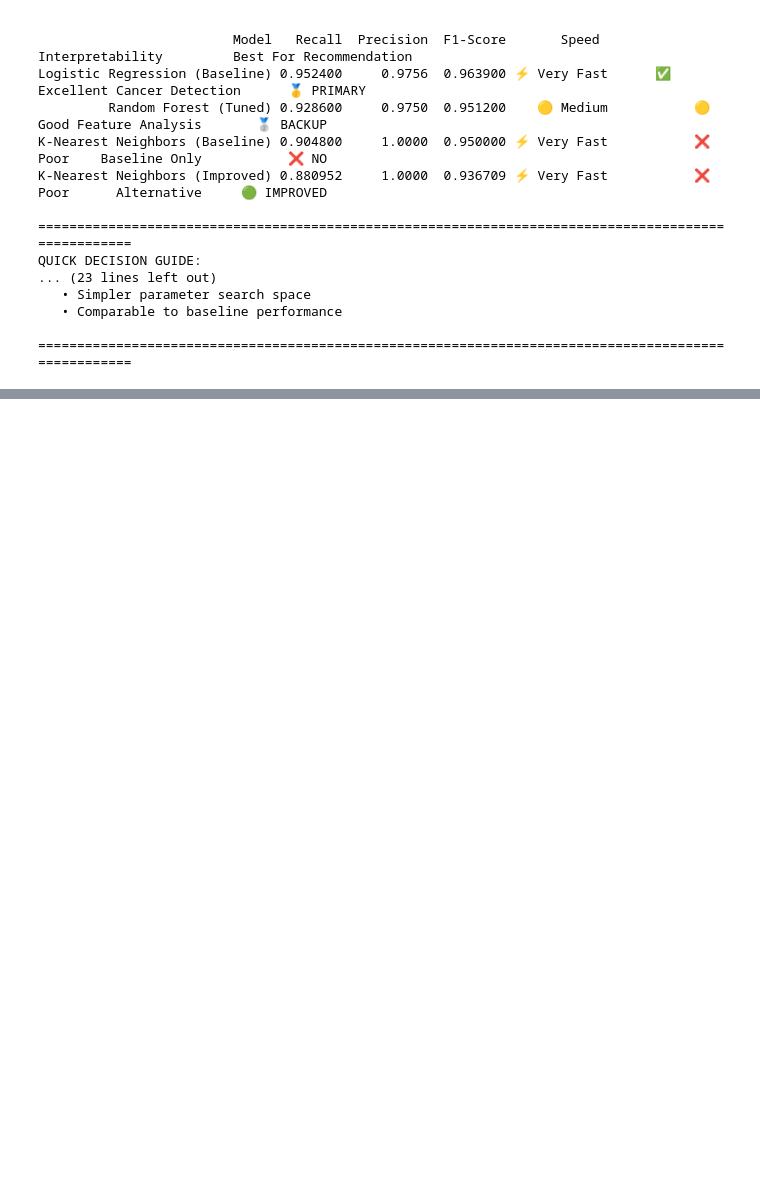
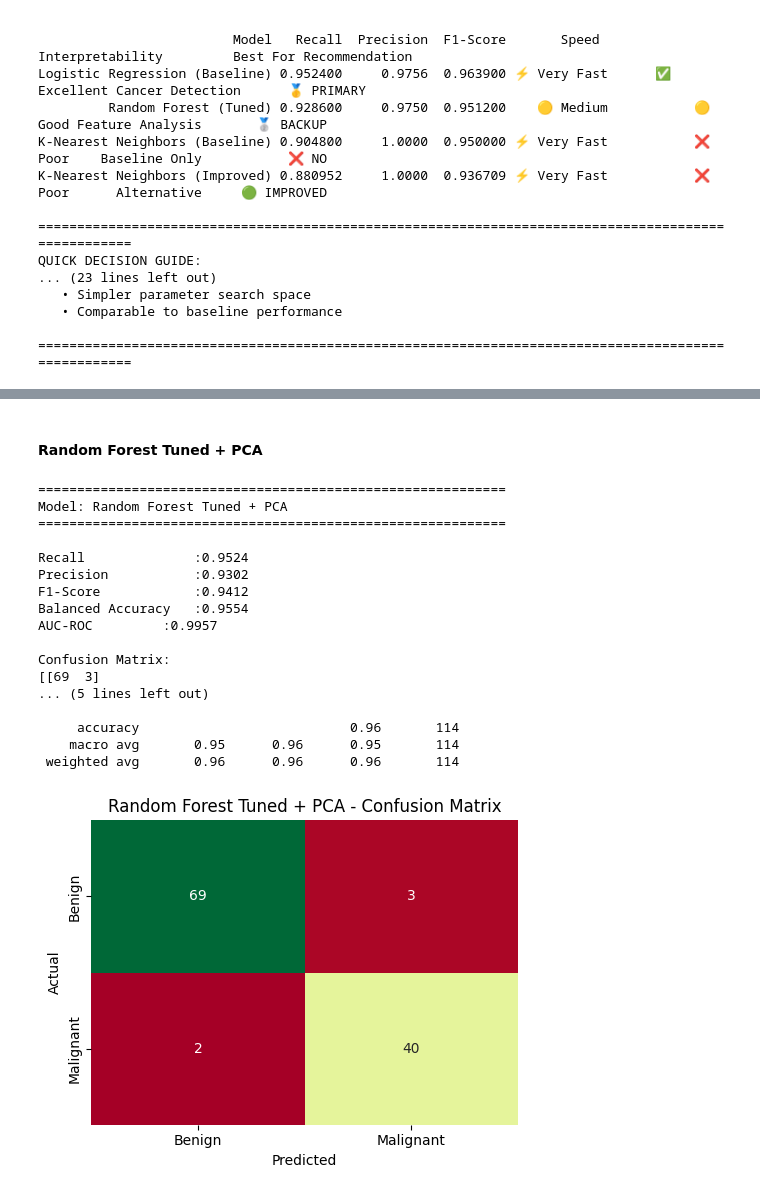
Before and after one commit to sleepymor/ITK-IF2514403-machine-learning-final, a Jupyter notebook: 3_Preliminary_Result_Kelompok2.ipynb, the cells around one changed output, grey strips where cells are left out. Cells and saved outputs as stored; diff of their text form; code cells hidden in the pictures; blank space fills up the shorter version.

```diff
--- a/3_Preliminary_Result_Kelompok2.ipynb
+++ b/3_Preliminary_Result_Kelompok2.ipynb
@@ -2671,0 +1643,40 @@ print("✅ 2D PCA visualization completed")
+# %% [markdown]
+#### Random Forest Tuned + PCA
+# %%
+rf_pca_pipeline = Pipeline(steps=[
+    ("pca", PCA(n_components=n_components_95, random_state=42)),
+    ("model", best_rf)
+])
+
+rf_pca_pipeline.fit(X_train, y_train)
+
+y_pred_rf_pca = rf_pca_pipeline.predict(X_test)
+y_pred_rf_pca_proba = rf_pca_pipeline.predict_proba(X_test)[:, 1]
+
+rf_pca_metrics = evaluate_model_metrics(
+    y_test,
+    y_pred_rf_pca,
+    y_pred_rf_pca_proba
+)
+
+print_model_report("Random Forest Tuned + PCA", rf_pca_metrics, print_cm=True)
+plot_confusion_matrix(rf_pca_metrics, "Random Forest Tuned + PCA")
+# %% [output]
+============================================================
+Model: Random Forest Tuned + PCA
+============================================================
+
+Recall              :0.9524
+Precision           :0.9302
+F1-Score            :0.9412
+Balanced Accuracy   :0.9554
+AUC-ROC         :0.9957
+
+Confusion Matrix:
+[[69  3]
+... (5 lines left out)
+
+     accuracy                           0.96       114
+    macro avg       0.95      0.96      0.95       114
+ weighted avg       0.96      0.96      0.96       114
+[figure, added]
```
Also changed, not shown: parts of 33 cells of this notebook.
